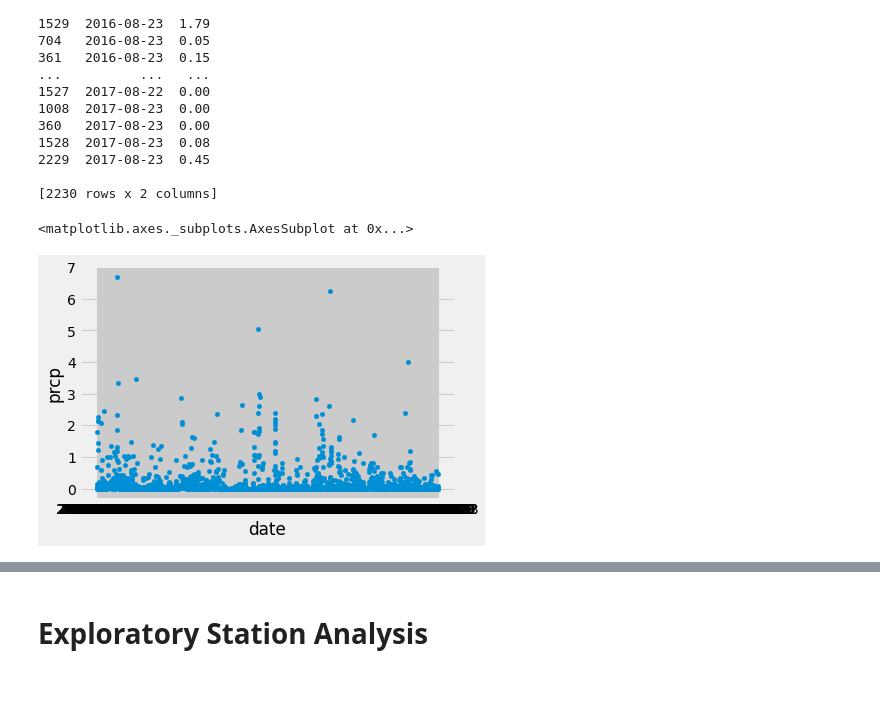
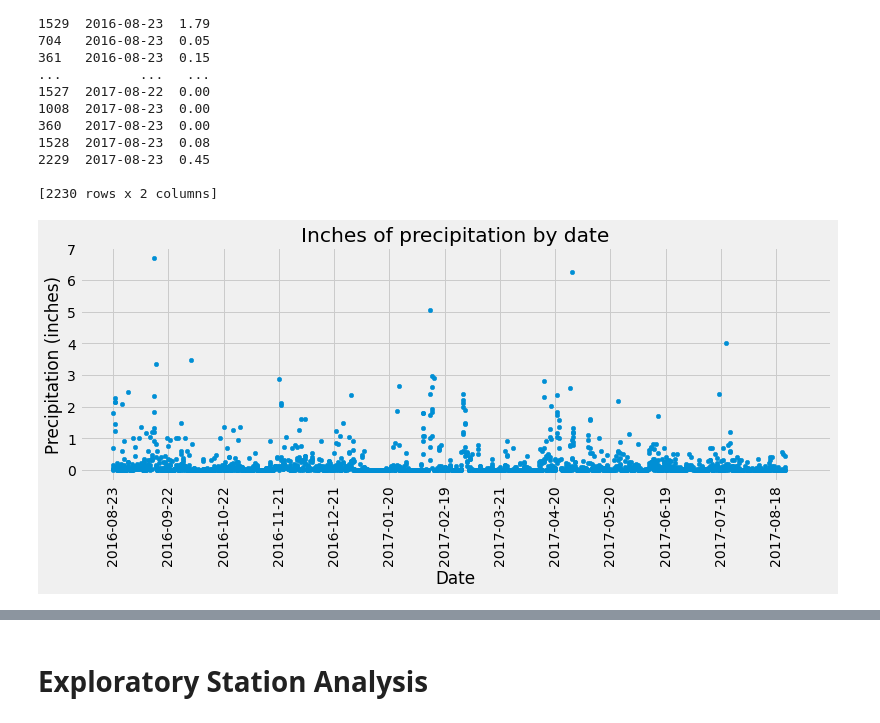
Before and after one commit to papadiscobravo/sqlalchemy-challenge, a Jupyter notebook: SQLAlchemyChallenge.ipynb, the cells around one changed output, grey strips where cells are left out. Drawn from its saved outputs; the diff is of its cells as text; code cells hidden in the pictures; blank space fills up the shorter version.

```diff
--- a/SQLAlchemyChallenge.ipynb
+++ b/SQLAlchemyChallenge.ipynb
@@ -253,12 +229,14 @@ print(weather_df)
 [2230 rows x 2 columns]
 # %%
 # Use Pandas Plotting with Matplotlib to plot the data
-weather_df.plot.scatter("date", "prcp")
-
-# rotate 90 degr and plot date vs precip
+chart = weather_df.plot.scatter("date", "prcp", rot=90, figsize=(12,4))
+plt.title("Inches of precipitation by date")
+plt.xlabel("Date")
+plt.ylabel("Precipitation (inches)")
+plt.xticks(np.arange(0,400,30))
+plt.show()
 # %% [output]
-<matplotlib.axes._subplots.AxesSubplot at 0x...>
-[figure, old version]
+[figure, new version]
 # %%
 # Use Pandas to calcualte the summary statistics for the precipitation data
 weather_df[["prcp"]].describe()
```
Also changed, not shown: parts of 14 cells of this notebook.
